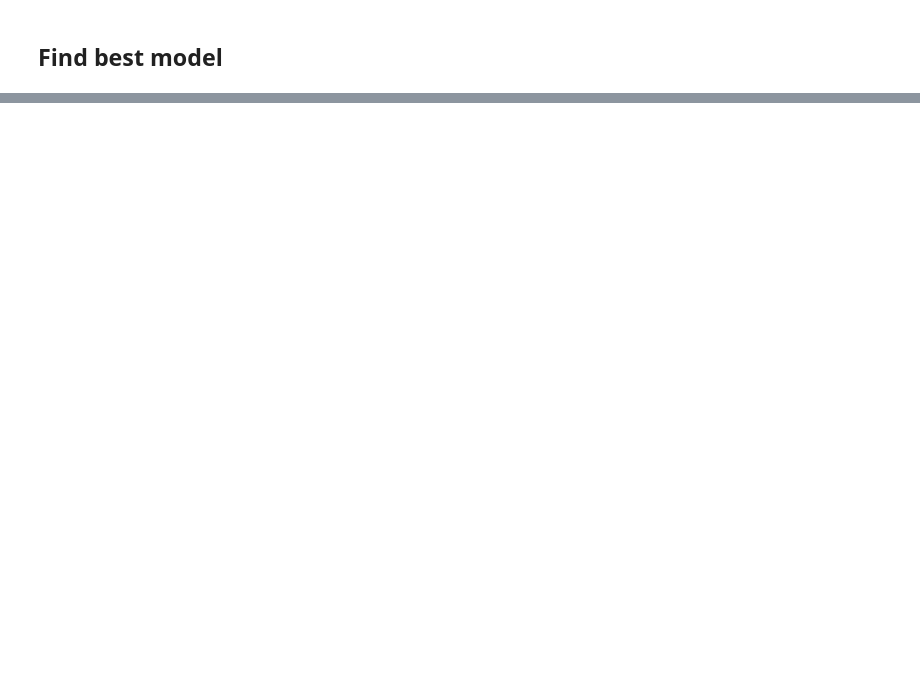
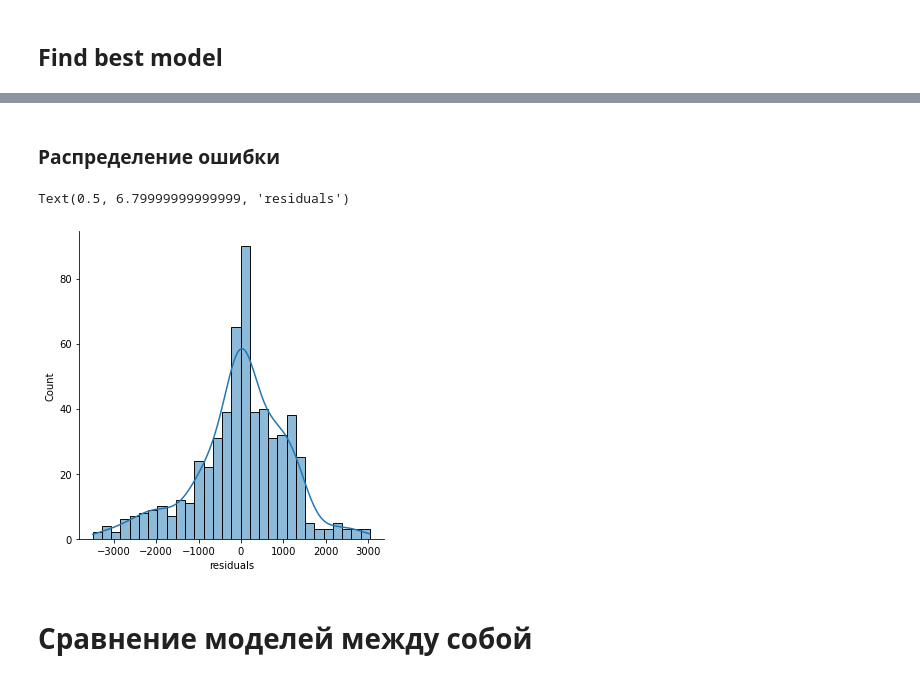
Before and after one commit to Golden-dreamer/ptz-flats-predict, a Jupyter notebook: notebooks/model_building.ipynb, the cells around one changed output, grey strips where cells are left out. Drawn from its saved outputs; the diff is of its cells as text; code cells hidden in the pictures; blank space fills up the shorter version.

```diff
--- a/notebooks/model_building.ipynb
+++ b/notebooks/model_building.ipynb
@@ -357,0 +123,11 @@ mean_absolute_error(preds, Y)
+# %% [markdown]
+### Распределение ошибки
+# %%
+residuals_dummy = y_dummy - Y
+sns.displot(residuals_dummy, bins=30, kde=True)
+plt.xlabel('residuals')
+# %% [output]
+Text(0.5, 6.79999999999999, 'residuals')
+[figure, added]
+# %% [markdown]
+# Сравнение моделей между собой
```
Also changed, not shown: parts of 122 cells of this notebook, 2 other files.
